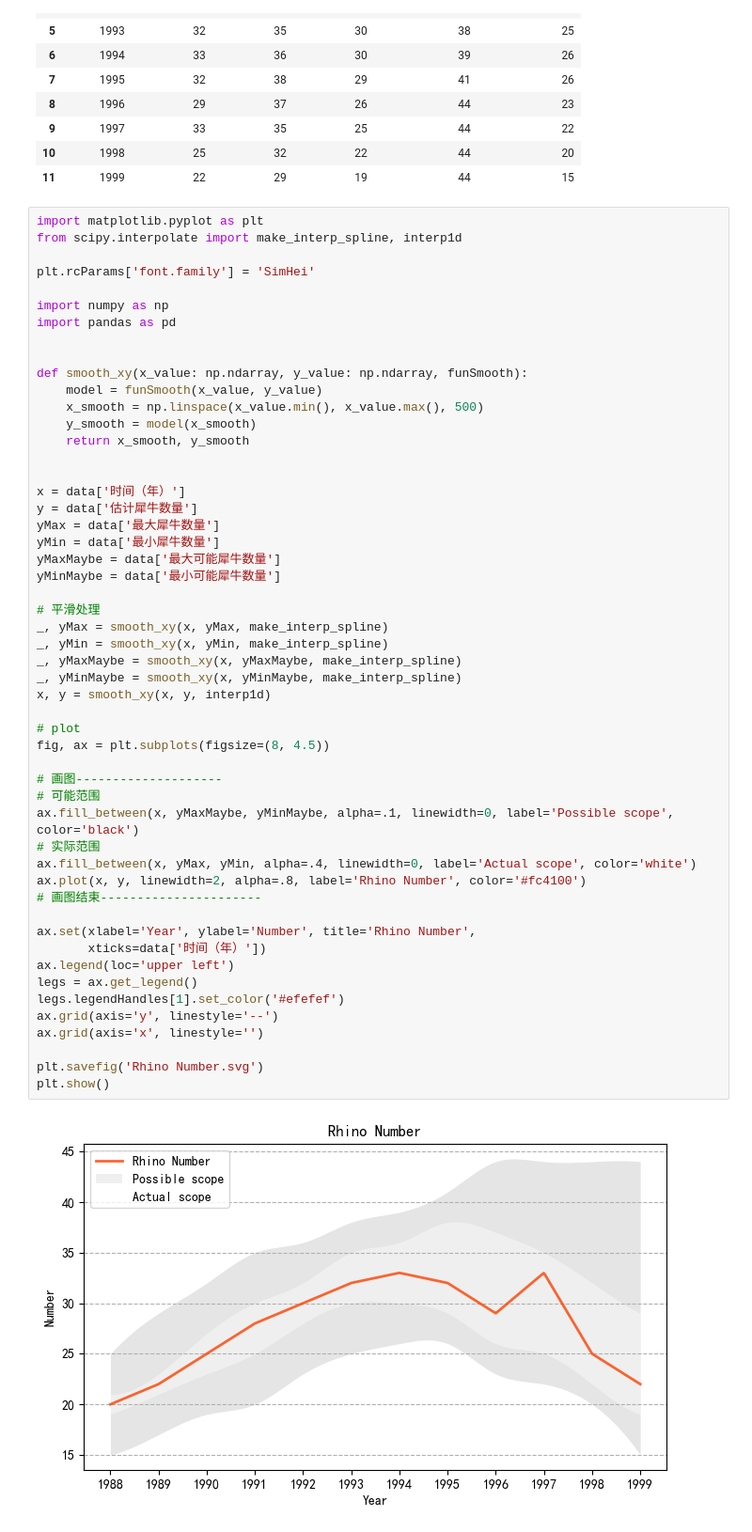
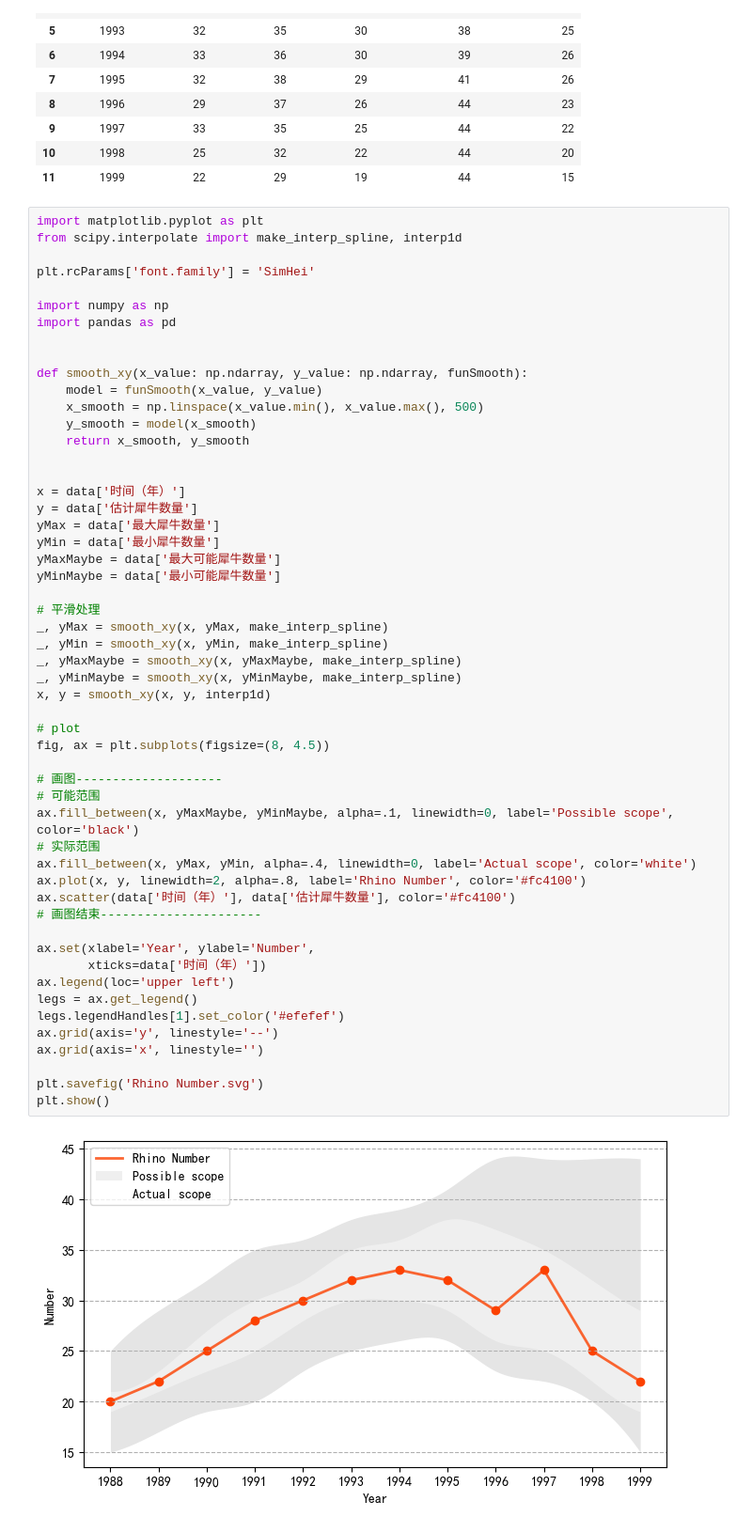
Before and after one commit to eric-gitta-moore/2022MCM-B, a Jupyter notebook: Q1/Rhino Number.ipynb, the cells around one changed output. Shown at 94% size. Saved outputs shown, nothing was run; the diff lists cells and outputs as text.

Commit message:
feat: Rhino Number.svg

```diff
--- a/Q1/Rhino Number.ipynb
+++ b/Q1/Rhino Number.ipynb
@@ -43,32 +43,33 @@ yMaxMaybe = data['最大可能犀牛数量']
 yMinMaybe = data['最小可能犀牛数量']
 
 # 平滑处理
 _, yMax = smooth_xy(x, yMax, make_interp_spline)
 _, yMin = smooth_xy(x, yMin, make_interp_spline)
 _, yMaxMaybe = smooth_xy(x, yMaxMaybe, make_interp_spline)
 _, yMinMaybe = smooth_xy(x, yMinMaybe, make_interp_spline)
 x, y = smooth_xy(x, y, interp1d)
 
 # plot
 fig, ax = plt.subplots(figsize=(8, 4.5))
 
 # 画图--------------------
 # 可能范围
 ax.fill_between(x, yMaxMaybe, yMinMaybe, alpha=.1, linewidth=0, label='Possible scope', color='black')
 # 实际范围
 ax.fill_between(x, yMax, yMin, alpha=.4, linewidth=0, label='Actual scope', color='white')
 ax.plot(x, y, linewidth=2, alpha=.8, label='Rhino Number', color='#fc4100')
+ax.scatter(data['时间（年）'], data['估计犀牛数量'], color='#fc4100')
 # 画图结束----------------------
 
-ax.set(xlabel='Year', ylabel='Number', title='Rhino Number',
+ax.set(xlabel='Year', ylabel='Number',
        xticks=data['时间（年）'])
 ax.legend(loc='upper left')
 legs = ax.get_legend()
 legs.legendHandles[1].set_color('#efefef')
 ax.grid(axis='y', linestyle='--')
 ax.grid(axis='x', linestyle='')
 
 plt.savefig('Rhino Number.svg')
 plt.show()
 # %% [output]
-[figure, old version]
+[figure, new version]
```
